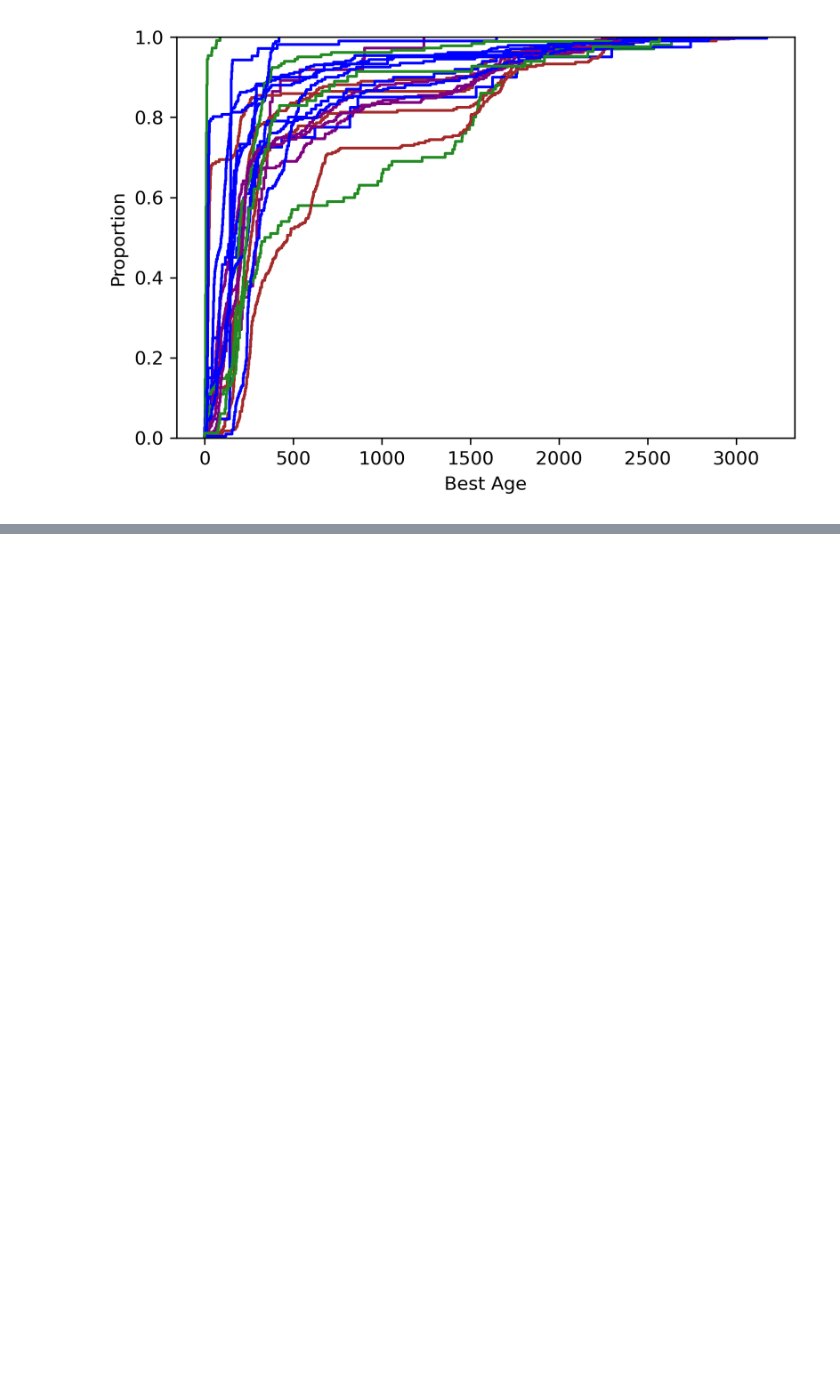
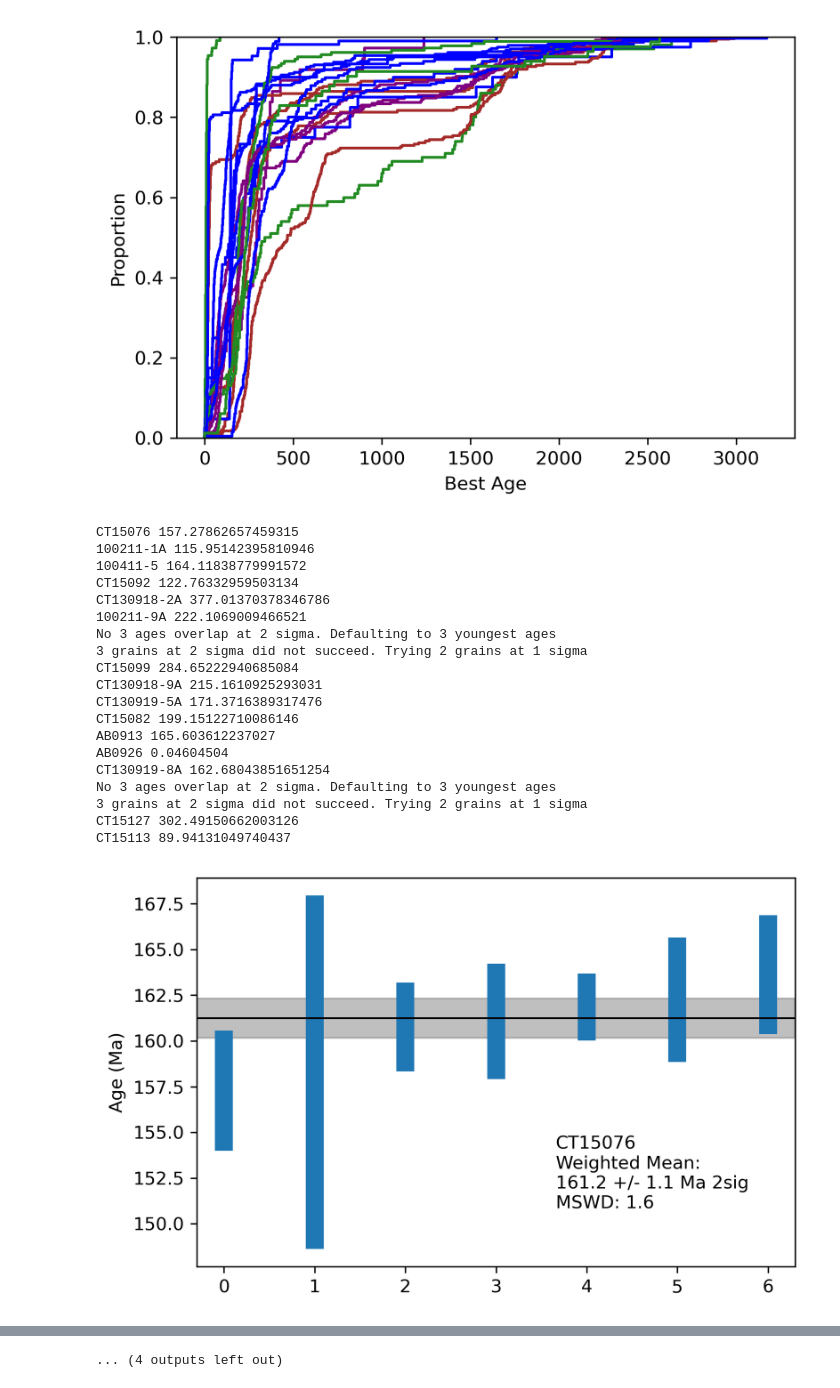
Before and after one commit to dyvasey/dz-caucasus, a Jupyter notebook: plot_by_age.ipynb, the cells around one changed output, grey strips where cells are left out. Saved outputs shown, nothing was run; the diff lists cells and outputs as text; code cells hidden in the pictures; blank space fills up the shorter version.

```diff
--- a/plot_by_age.ipynb
+++ b/plot_by_age.ipynb
@@ -184,3 +163,28 @@ AB0913 blue convergent
 AB0926 blue extensional
 CT15113 forestgreen collisional
 [figure]
+# %%
+for sample in samples_new:
+    sample.calc_mda()
+    print(sample.name,np.min(sample.bestage))
+# %% [output]
+CT15076 157.27862657459315
+100211-1A 115.95142395810946
+100411-5 164.11838779991572
+CT15092 122.76332959503134
+CT130918-2A 377.01370378346786
+100211-9A 222.1069009466521
+No 3 ages overlap at 2 sigma. Defaulting to 3 youngest ages
+3 grains at 2 sigma did not succeed. Trying 2 grains at 1 sigma
+CT15099 284.65222940685084
+CT130918-9A 215.1610925293031
+CT130919-5A 171.3716389317476
+CT15082 199.15122710086146
+AB0913 165.603612237027
+AB0926 0.04604504
+CT130919-8A 162.68043851651254
+No 3 ages overlap at 2 sigma. Defaulting to 3 youngest ages
+3 grains at 2 sigma did not succeed. Trying 2 grains at 1 sigma
+CT15127 302.49150662003126
+CT15113 89.94131049740437
+[figure, added]
@@ -186,0 +201 @@ CT15113 forestgreen collisional
+... (4 outputs left out)
```
Also changed, not shown: parts of 6 cells of this notebook.
